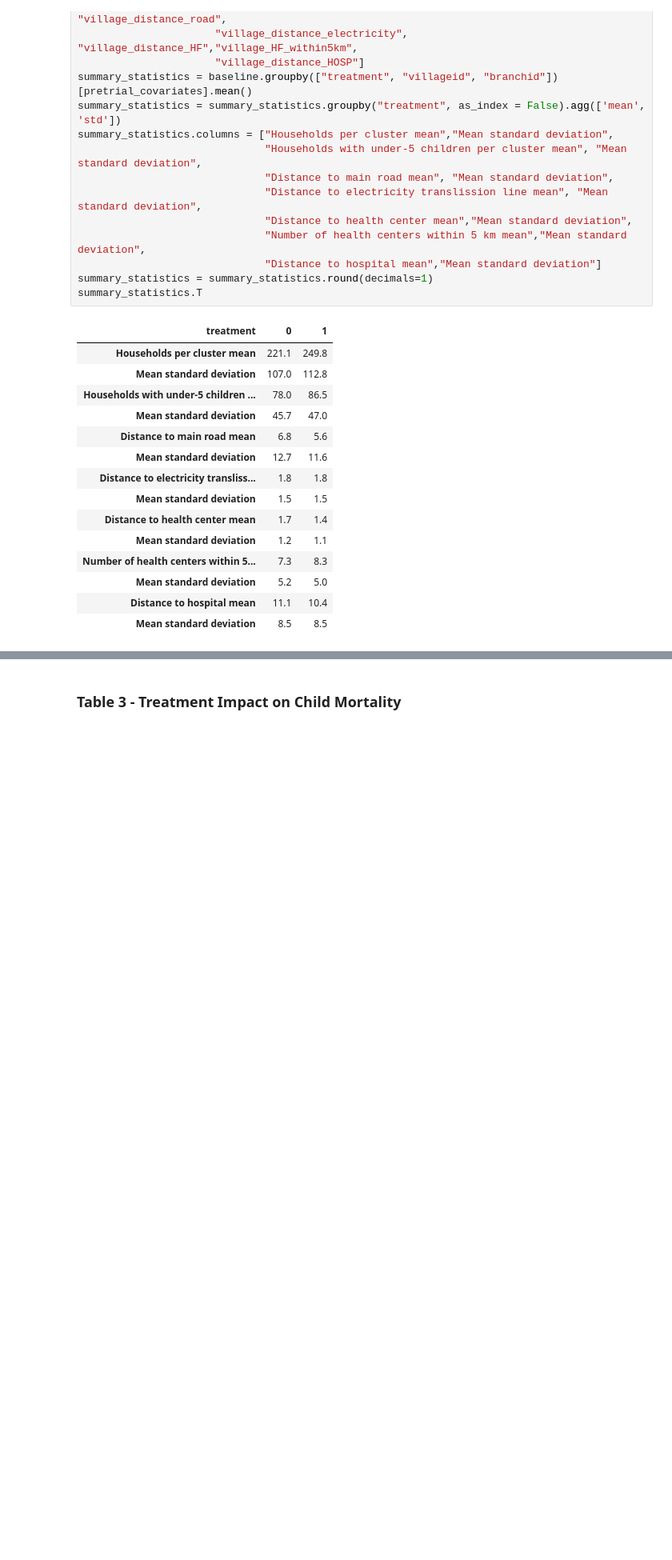
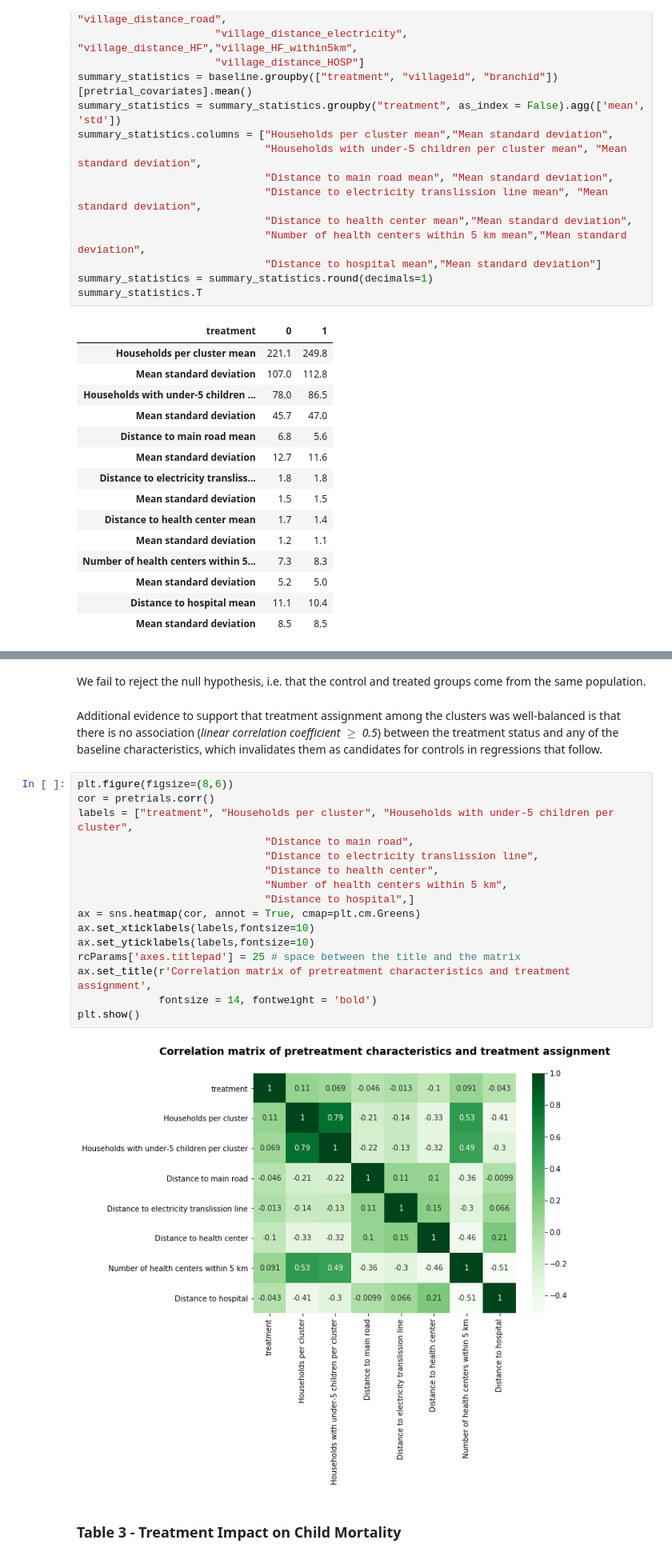
Before and after one commit to madinajapakhova/Project-replication, a Jupyter notebook: MJapakhova project(replication).ipynb, the cells around one changed output, grey strips where cells are left out. Shown: that part at 80% size. Saved outputs shown, nothing was run; the diff lists cells and outputs as text; blank space fills up the shorter version.

```diff
--- a/MJapakhova project(replication).ipynb
+++ b/MJapakhova project(replication).ipynb
@@ -174,3 +226,25 @@ village_distance_HOSP       0.000
+# %% [markdown]
+We fail to reject the null hypothesis, i.e. that the control and treated groups come from the same population.
+# %% [markdown]
+Additional evidence to support that treatment assignment among the clusters was well-balanced is that there is no association (*linear correlation coefficient $\geq$ 0.5*) between the treatment status and any of the baseline characteristics, which invalidates them as candidates for controls in regressions that follow.
+# %%
+plt.figure(figsize=(8,6))
+cor = pretrials.corr()
+labels = ["treatment", "Households per cluster", "Households with under-5 children per cluster",
+                              "Distance to main road",
+                              "Distance to electricity translission line",
+                              "Distance to health center",
+                              "Number of health centers within 5 km",
+                              "Distance to hospital",]
+ax = sns.heatmap(cor, annot = True, cmap=plt.cm.Greens)
+ax.set_xticklabels(labels,fontsize=10)
+ax.set_yticklabels(labels,fontsize=10)
+rcParams['axes.titlepad'] = 25 # space between the title and the matrix
+ax.set_title(r'Correlation matrix of pretreatment characteristics and treatment assignment',
+             fontsize = 14, fontweight = 'bold')
+plt.show()
+# %% [output]
+[figure, added]
 # %% [markdown]
 ### Table 3 - Treatment Impact on Child Mortality
 # %%
```
Also changed, not shown: parts of 42 cells of this notebook.
